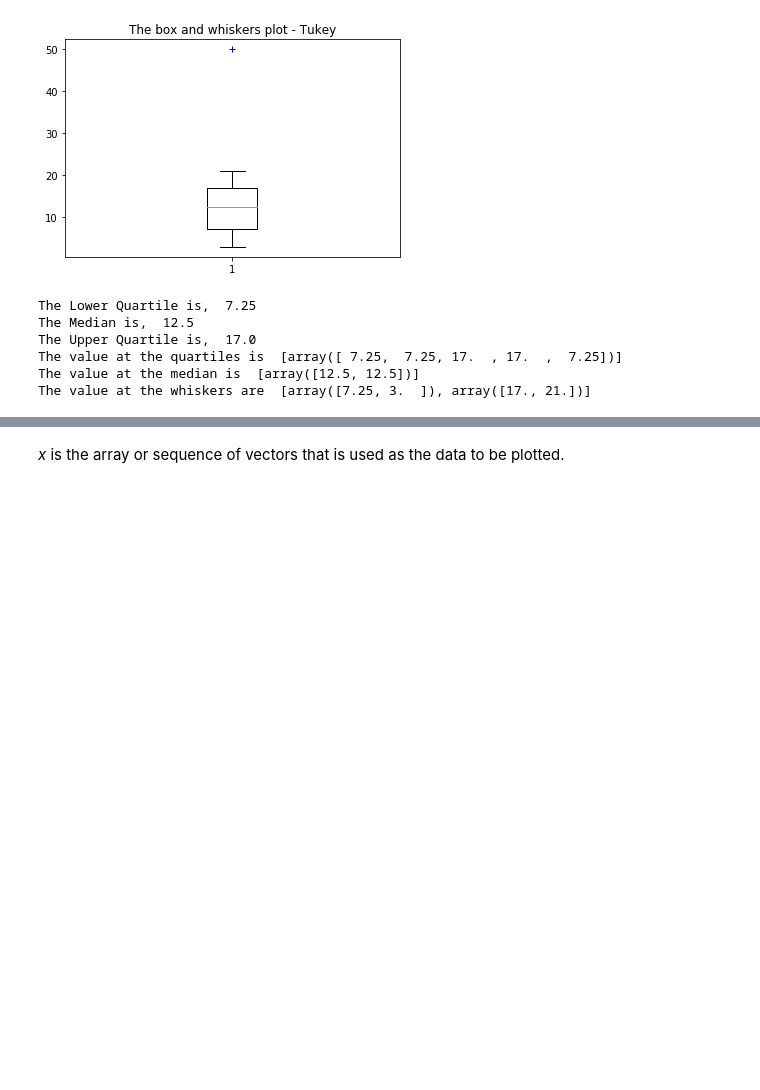
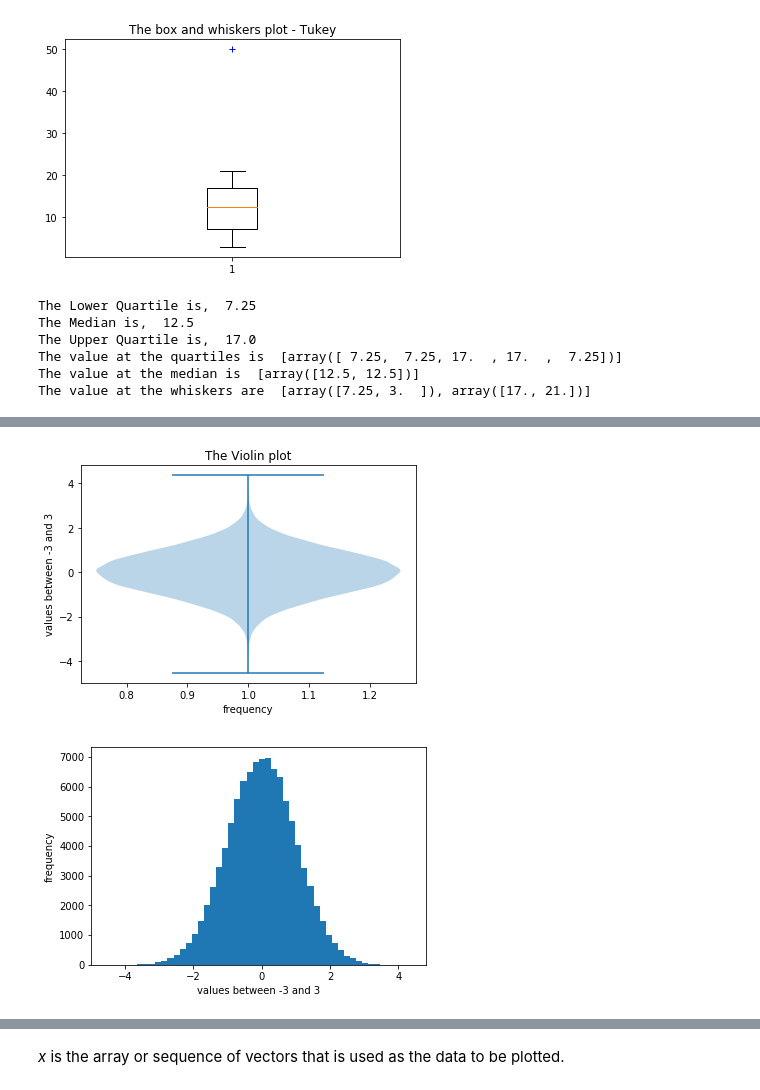
Before and after one commit to Osheah/foda-project, a Jupyter notebook: Boxplot.ipynb, the cells around one changed output, grey strips where cells are left out. Saved outputs shown, nothing was run; the diff lists cells and outputs as text; code cells hidden in the pictures; blank space fills up the shorter version.

Commit message:
full draft and changes to image links

```diff
--- a/Boxplot.ipynb
+++ b/Boxplot.ipynb
@@ -189,0 +158,14 @@ The value at the whiskers are  [array([7.25, 3.  ]), array([17., 21.])]
+# %%
+data5 = np.random.standard_normal(100000)
+plt.violinplot(data5)
+plt.xlabel("frequency")
+plt.ylabel("values between -3 and 3")
+plt.title("The Violin plot")
+plt.show()
+plt.ylabel("frequency")
+plt.xlabel("values between -3 and 3")
+plt.hist(data5, bins = 50)
+plt.show()
+# %% [output]
+[figure, added]
+[figure, added]
```
Also changed, not shown: parts of 89 cells of this notebook, 3 other files.
